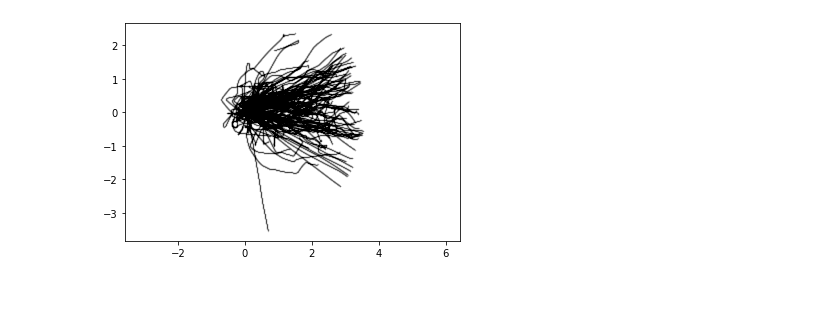
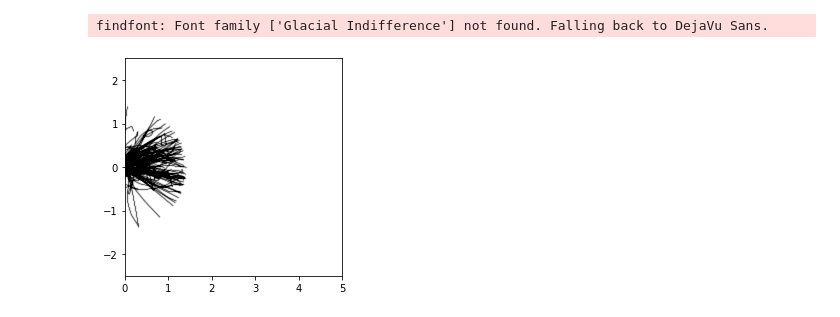
Before and after one commit to RnoB/fly-matrix, a Jupyter notebook: tracks_visualisation.ipynb, the cells around one changed output. Cells and saved outputs as stored; diff of their text form; code cells hidden in the pictures.

```diff
--- a/tracks_visualisation.ipynb
+++ b/tracks_visualisation.ipynb
@@ -415,4 +415,7 @@ for i in range(1, df.shape[0]):
         df.loc[i, "event"] = df.loc[i - 1, "event"] + 1
         t = df.loc[i, "t"]
         df.loc[i, "t"] = df.loc[i, "t"] - t
+
+    if i % 70000 == 0:
+        print(i / df.shape[0])
 # %% [output]
@@ -424,12 +434,13 @@ df.to_csv("/mnt/ssd1/Documents/Vivek/flyVR/visualisation_data.csv", mode="w")
 # %%
-t = 21
+t = 10
 tmp = df[df["t"] < t]
 
 plt.scatter(tmp["x"], tmp["y"], c="black", s=1, alpha=0.01)
-plt.xlim(0, 5)
-plt.ylim(-2.5, 2.5)
-plt.axis("equal")
+plt.gca().set_aspect("equal")
+plt.gca().set_xlim(0, 5)
+plt.gca().set_ylim(-2.5, 2.5)
 plt.show()
 # %% [output]
+findfont: Font family ['Glacial Indifference'] not found. Falling back to DejaVu Sans.
-[figure, old version]
+[figure, new version]
 [interactive output not drawn]
```
Also changed, not shown: parts of 6 cells of this notebook, 3 other files.
